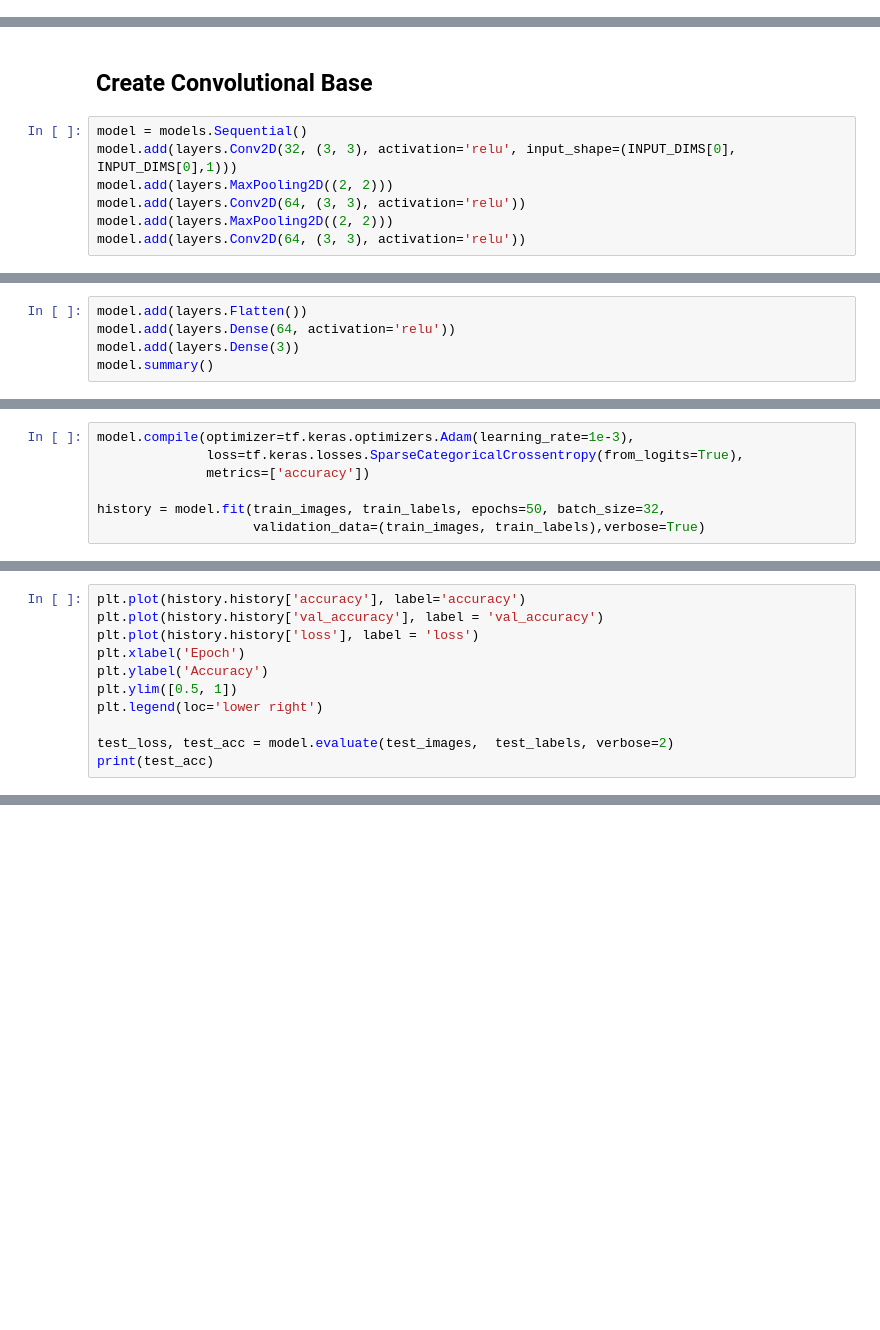
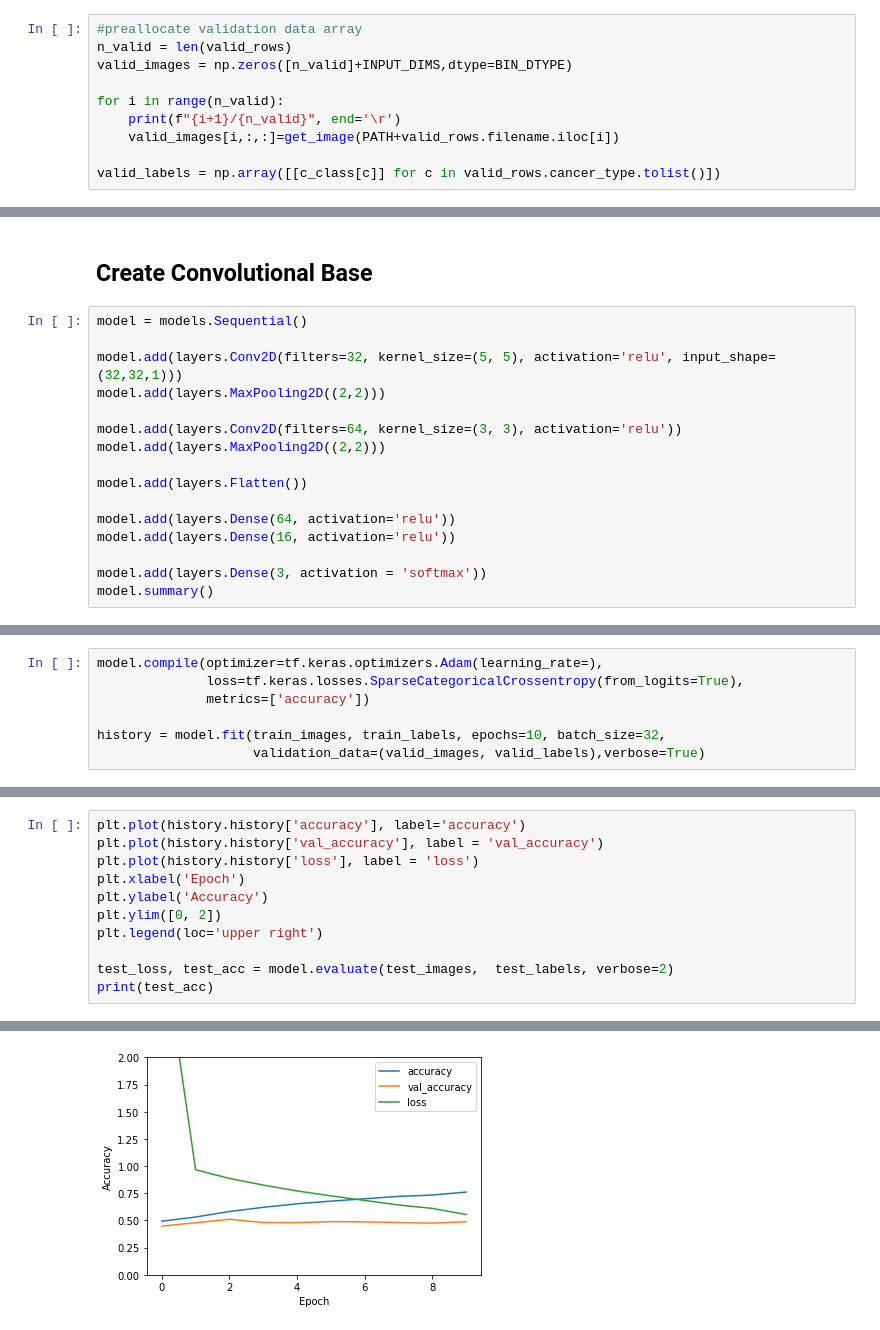
Before and after one commit to NickCheney/liver-cancer-classification, a Jupyter notebook: cnn_cancer_classification.ipynb, the cells around one changed output, grey strips where cells are left out. Cells and saved outputs as stored; diff of their text form; blank space fills up the shorter version.

Commit message:
added validation set

```diff
--- a/cnn_cancer_classification.ipynb
+++ b/cnn_cancer_classification.ipynb
@@ -141,0 +158,10 @@ train_labels = np.array([[c_class[c]] for c in train_rows.cancer_type.tolist()])
+# %%
+#preallocate validation data array
+n_valid = len(valid_rows)
+valid_images = np.zeros([n_valid]+INPUT_DIMS,dtype=BIN_DTYPE)
+
+for i in range(n_valid):
+    print(f"{i+1}/{n_valid}", end='\r')
+    valid_images[i,:,:]=get_image(PATH+valid_rows.filename.iloc[i])
+
+valid_labels = np.array([[c_class[c]] for c in valid_rows.cancer_type.tolist()])
@@ -155,8 +183,17 @@ test_labels = np.array([[c_class[c]] for c in test_rows.cancer_type.tolist()])
 ## Create Convolutional Base
 # %%
 model = models.Sequential()
-model.add(layers.Conv2D(32, (3, 3), activation='relu', input_shape=(INPUT_DIMS[0], INPUT_DIMS[0],1)))
-model.add(layers.MaxPooling2D((2, 2)))
-model.add(layers.Conv2D(64, (3, 3), activation='relu'))
-model.add(layers.MaxPooling2D((2, 2)))
-model.add(layers.Conv2D(64, (3, 3), activation='relu'))
+
+model.add(layers.Conv2D(filters=32, kernel_size=(5, 5), activation='relu', input_shape=(32,32,1)))
+model.add(layers.MaxPooling2D((2,2)))
+
+model.add(layers.Conv2D(filters=64, kernel_size=(3, 3), activation='relu'))
+model.add(layers.MaxPooling2D((2,2)))
+
+model.add(layers.Flatten())
+
+model.add(layers.Dense(64, activation='relu'))
+model.add(layers.Dense(16, activation='relu'))
+
+model.add(layers.Dense(3, activation = 'softmax'))
+model.summary()
@@ -183,5 +217,0 @@ _________________________________________________________________
-# %%
-model.add(layers.Flatten())
-model.add(layers.Dense(64, activation='relu'))
-model.add(layers.Dense(3))
-model.summary()
@@ -206,8 +218,8 @@ _________________________________________________________________
 # %%
-model.compile(optimizer=tf.keras.optimizers.Adam(learning_rate=1e-3),
+model.compile(optimizer=tf.keras.optimizers.Adam(learning_rate=),
               loss=tf.keras.losses.SparseCategoricalCrossentropy(from_logits=True),
               metrics=['accuracy'])
 
-history = model.fit(train_images, train_labels, epochs=50, batch_size=32,
-                    validation_data=(train_images, train_labels),verbose=True)
+history = model.fit(train_images, train_labels, epochs=10, batch_size=32,
+                    validation_data=(valid_images, valid_labels),verbose=True)
 # %% [output]
@@ -234,8 +249,9 @@ plt.plot(history.history['val_accuracy'], label = 'val_accuracy')
 plt.plot(history.history['loss'], label = 'loss')
 plt.xlabel('Epoch')
 plt.ylabel('Accuracy')
-plt.ylim([0.5, 1])
-plt.legend(loc='lower right')
+plt.ylim([0, 2])
+plt.legend(loc='upper right')
 
 test_loss, test_acc = model.evaluate(test_images,  test_labels, verbose=2)
 print(test_acc)
+# %% [output]
@@ -241,0 +260 @@ print(test_acc)
+[figure, added]
```
Also changed, not shown: parts of 13 cells of this notebook.
